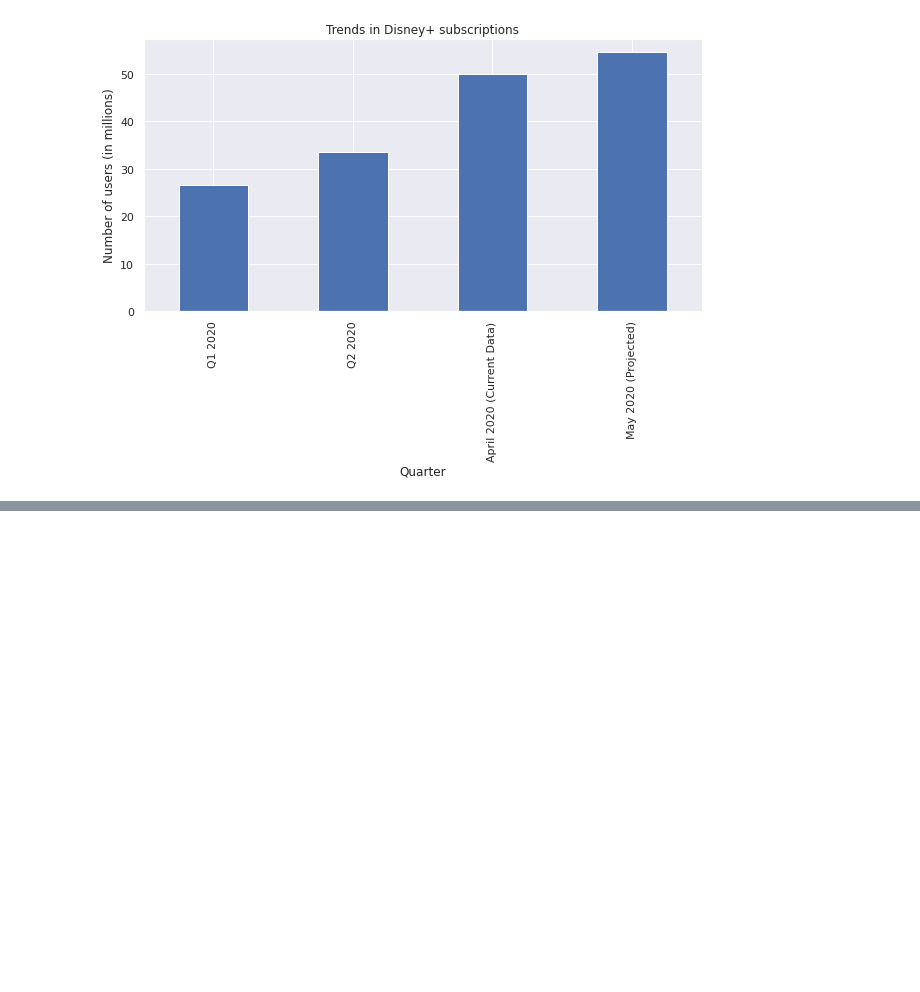
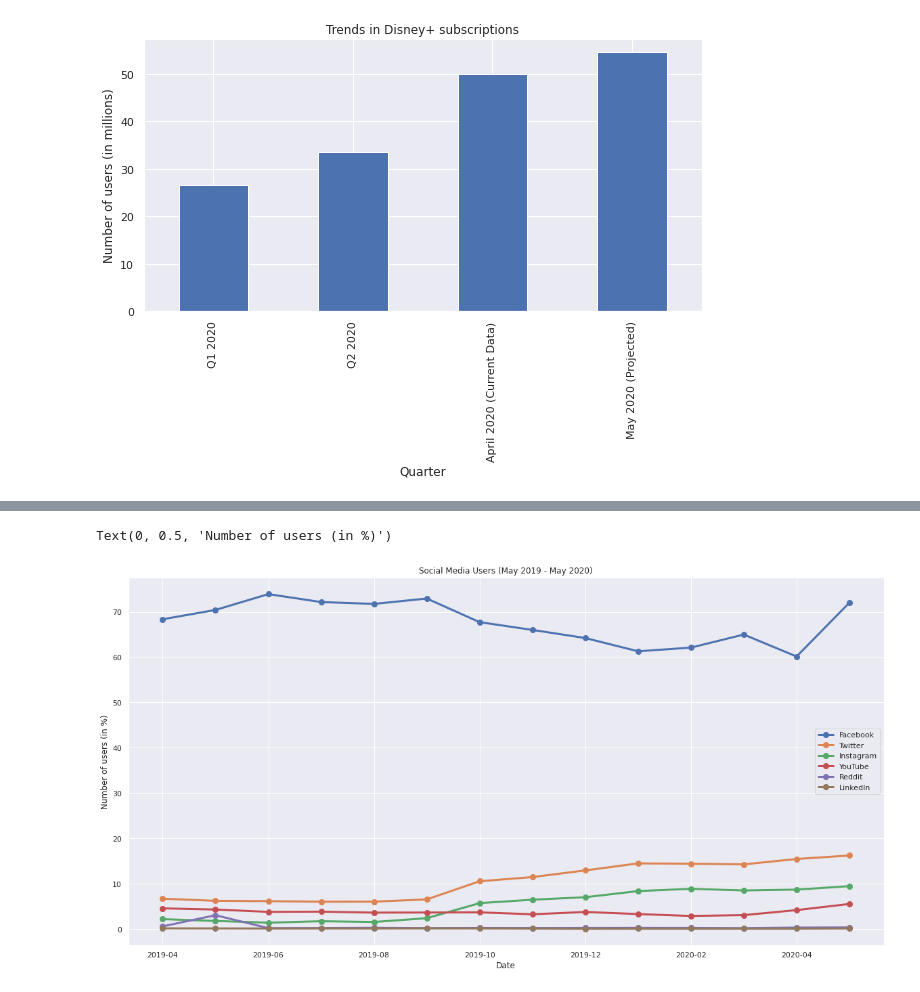
Before and after one commit to newb-dev-1008/CoVID_Entertainment_Impact, a Jupyter notebook: Entertainment_during_CoVID_19.ipynb, the cells around one changed output, grey strips where cells are left out. Cells and saved outputs as stored; diff of their text form; code cells hidden in the pictures; blank space fills up the shorter version.

```diff
--- a/Entertainment_during_CoVID_19.ipynb
+++ b/Entertainment_during_CoVID_19.ipynb
@@ -776,0 +775,7 @@ Text(0, 0.5, 'Number of users (in millions)')
+# %%
+# social_network
+
+social_network = pd.read_csv('social_media_actual.csv')
+social_network.reset_index()
+social_network.set_index('Date', inplace = True)
+social_network
@@ -776,0 +799,6 @@ Text(0, 0.5, 'Number of users (in millions)')
+# %%
+social_network.plot(kind = 'line', linewidth = 3, marker = 'o', markersize = 8, figsize = [20,10], title = 'Social Media Users (May 2019 - May 2020)')
+plt.ylabel('Number of users (in %)')
+# %% [output]
+Text(0, 0.5, 'Number of users (in %)')
+[figure, added]
```
Also changed, not shown: parts of 3 cells of this notebook.
